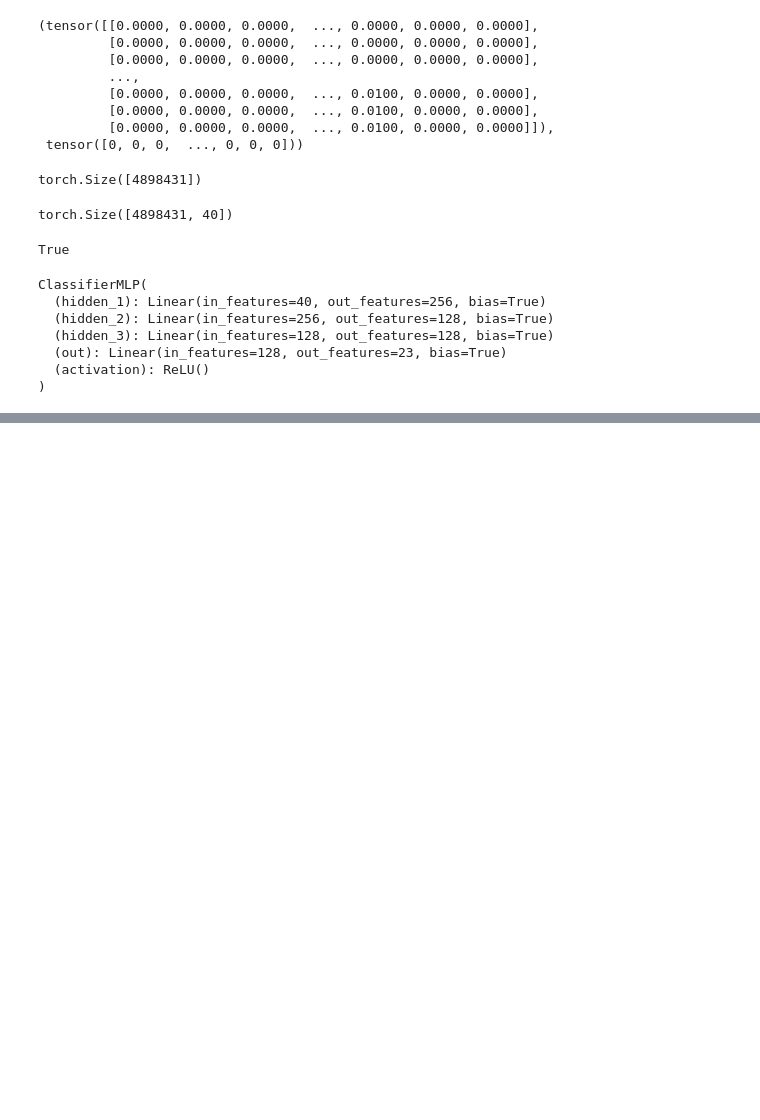
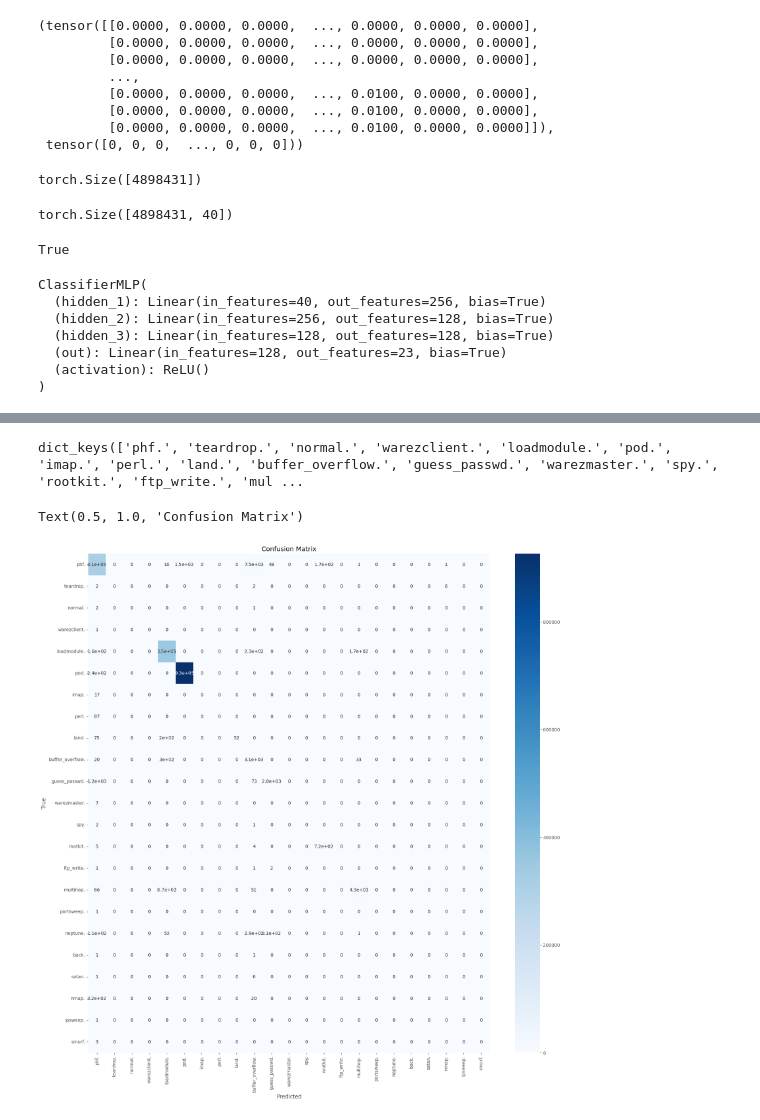
Before and after one commit to ashimdahal/zero_day_ATTACK_detection, a Jupyter notebook: cyber-innovations-lab-on-kdd-dataset.ipynb, the cells around one changed output, grey strips where cells are left out. Drawn from its saved outputs; the diff is of its cells as text; code cells hidden in the pictures; blank space fills up the shorter version.

```diff
--- a/cyber-innovations-lab-on-kdd-dataset.ipynb
+++ b/cyber-innovations-lab-on-kdd-dataset.ipynb
@@ -536,0 +522,4 @@ df.shape
+# %%
+y_pred = model(X_test.to(device))
+# %%
+y_preds = torch.argmax(y_pred, axis = 1).to('cpu').detach().numpy()
@@ -536,0 +554,22 @@ df.shape
+# %%
+confusion = confusion_matrix(y_test, y_preds)
+# %%
+category_mapping['label'].keys()
+# %% [output]
+dict_keys(['phf.', 'teardrop.', 'normal.', 'warezclient.', 'loadmodule.', 'pod.', 'imap.', 'perl.', 'land.', 'buffer_overflow.', 'guess_passwd.', 'warezmaster.', 'spy.', 'rootkit.', 'ftp_write.', 'mul ...
+# %%
+categories = category_mapping['label'].keys()
+plt.figure(figsize=(20,20))
+
+sns.heatmap(confusion,
+            annot=True,
+            cmap='Blues',
+            xticklabels = categories,
+            yticklabels = categories
+            )
+plt.xlabel('Predicted')
+plt.ylabel('True')
+plt.title('Confusion Matrix')
+# %% [output]
+Text(0.5, 1.0, 'Confusion Matrix')
+[figure, added]
```
Also changed, not shown: parts of 16 cells of this notebook.
